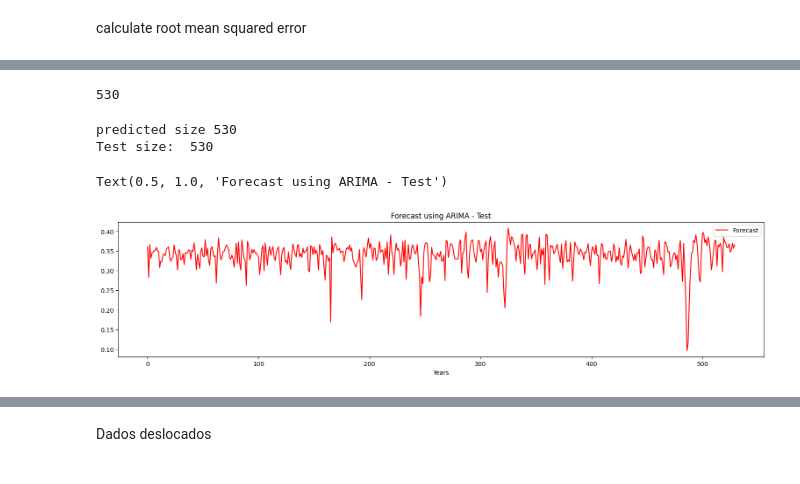
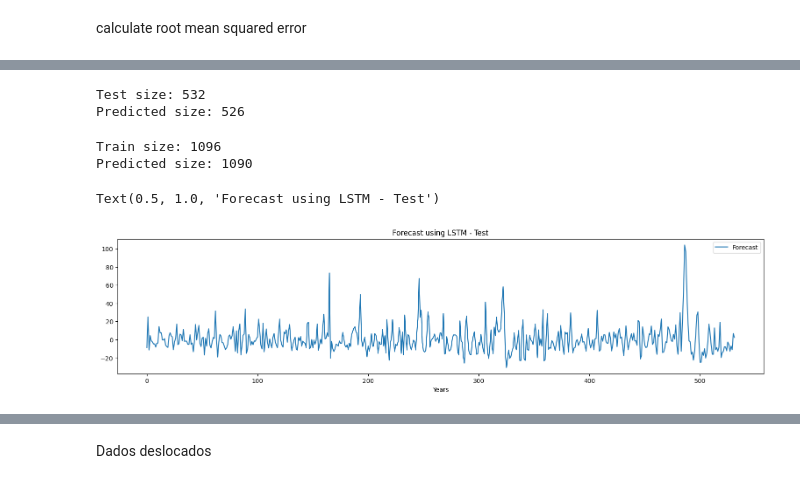
Before and after one commit to ThierrryScotto/cais_maua, a Jupyter notebook: cais_maua_time_series.ipynb, the cells around one changed output, grey strips where cells are left out. Cells and saved outputs as stored; diff of their text form; code cells hidden in the pictures.

```diff
--- a/cais_maua_time_series.ipynb
+++ b/cais_maua_time_series.ipynb
@@ -623,10 +641,10 @@ invert predictions
 # %%
 # invert predictions
 train_predict = scaler.inverse_transform(train_predict)
-train_y_normal = scaler.inverse_transform([train_y])
+train_y_normal = scaler.inverse_transform(df_train_array)
 
 test_predict = scaler.inverse_transform(test_predict)
-test_y_normal = scaler.inverse_transform([test_y])
+test_y_normal = scaler.inverse_transform(df_test_array)
 # %% [markdown]
 calculate root mean squared error
 # %%
@@ -641,4 +657,0 @@ Test Score: 14.66 RMSE
-# %%
-len(test_y_normal[0])
-# %% [output]
-530
@@ -647,16 +658,27 @@ index = np.arange(0, len(test_y_normal[0]))
+# %%
+print("Test size:", len(test_y_normal))
+print("Predicted size:", len(test_predict))
+# %% [output]
+Test size: 532
+Predicted size: 526
 # %%
-print("predicted size", len(test_predict))
-print("Test size: ", len(test_y_normal[0]))
+print("Train size:", len(train_y_normal))
+print("Predicted size:", len(train_predict))
 # %% [output]
-predicted size 530
-Test size:  530
+Train size: 1096
+Predicted size: 1090
+# %%
+index_train = np.arange(0, len(train_predict))
+index_train_normal = np.arange(0, len(train_y_normal))
+index_test_normal = np.arange(0, len(test_y_normal))
+index_test = np.arange(0, len(test_predict))
 # %%
 plt.figure(figsize=(19, 4))
-#plt.plot(index, test_y_normal[0])
-plt.plot(index, test_predict, 'red')
+plt.plot(index_test_normal, test_y_normal)
+#plt.plot(index_test, test_predict, 'red')
 plt.legend(["Forecast", "Origin"])
 plt.xlabel("Years")
-plt.title("Forecast using ARIMA - Test")
+plt.title("Forecast using LSTM - Test")
 # %% [output]
-Text(0.5, 1.0, 'Forecast using ARIMA - Test')
+Text(0.5, 1.0, 'Forecast using LSTM - Test')
-[figure, old version]
+[figure, new version]
```
Also changed, not shown: parts of 66 cells of this notebook.
